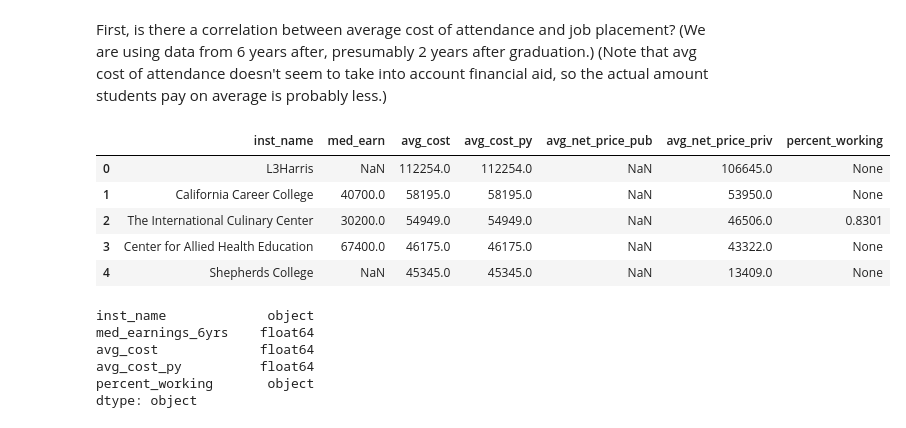
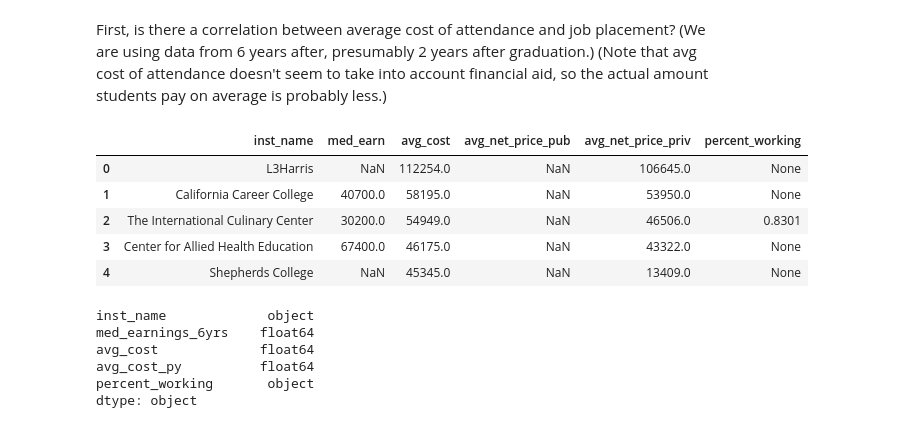
Before and after one commit to AndrewYu743/College-Programs, a Jupyter notebook: College_data_visualization.ipynb, the cells around one changed output. Cells and saved outputs as stored; diff of their text form; code cells hidden in the pictures.

```diff
--- a/College_data_visualization.ipynb
+++ b/College_data_visualization.ipynb
@@ -52,7 +79,7 @@ if not os.path.exists(img_directory):
 mydb = mysql.connector.connect(
     host='localhost',
     user='root',
-    passwd='pR0Gr@m4j3sU5',
+    passwd='your pw here',
     auth_plugin='mysql_native_password',
     database='College')
 # %% [markdown]
@@ -168,28 +201,25 @@ First, is there a correlation between average cost of attendance and job placeme
 (We are using data from 6 years after, presumably 2 years after graduation.)
 (Note that avg cost of attendance doesn't seem to take into account financial aid, so the actual amount students pay on average is probably less.)
 # %%
-Query3 = """select inst_name, median_earnings_6_years_after, avg_cost_of_attendance, avg_cost_of_attendance_program_year,
+Query3 = """select inst_name, median_earnings_6_years_after,
+coalesce(avg_cost_of_attendance, avg_cost_of_attendance_program_year) as avg_cost_of_attendance,
 avg_net_price_public, avg_net_price_private,
 number_working_6_years_after/(number_working_6_years_after + number_not_working_6_years_after)
 as percent_working from earnings as e join costs as c on
 e.unit_id = c.unit_id join universities as u on e.unit_id = u.unit_id order by avg_cost_of_attendance_program_year desc"""
 mycursor.execute(Query3)
-df = pd.DataFrame(mycursor, columns=["inst_name", "med_earn", "avg_cost", "avg_cost_py",
+df = pd.DataFrame(mycursor, columns=["inst_name", "med_earn", "avg_cost",
                                      "avg_net_price_pub", "avg_net_price_priv", "percent_working"])
 
-# move program year schools' avg costs to the normal avg cost column so we can plot them as well
-for index in df.index:
-    if math.isnan(df.loc[index, 'avg_cost']):
-        df.loc[index, 'avg_cost'] = df.loc[index, 'avg_cost_py']
 df.head()
 # we'll drop L3Harris for the rest of this since it doesn't give us much plottable info
 # %% [output]
-|  | inst_name | med_earn | avg_cost | avg_cost_py | avg_net_price_pub | avg_net_price_priv | percent_working |
-| 0 | L3Harris | NaN | 112254.0 | 112254.0 | NaN | 106645.0 | None |
-| 1 | California Career College | 40700.0 | 58195.0 | 58195.0 | NaN | 53950.0 | None |
-| 2 | The International Culinary Center | 30200.0 | 54949.0 | 54949.0 | NaN | 46506.0 | 0.8301 |
-| 3 | Center for Allied Health Education | 67400.0 | 46175.0 | 46175.0 | NaN | 43322.0 | None |
-| 4 | Shepherds College | NaN | 45345.0 | 45345.0 | NaN | 13409.0 | None |
+|  | inst_name | med_earn | avg_cost | avg_net_price_pub | avg_net_price_priv | percent_working |
+| 0 | L3Harris | NaN | 112254.0 | NaN | 106645.0 | None |
+| 1 | California Career College | 40700.0 | 58195.0 | NaN | 53950.0 | None |
+| 2 | The International Culinary Center | 30200.0 | 54949.0 | NaN | 46506.0 | 0.8301 |
+| 3 | Center for Allied Health Education | 67400.0 | 46175.0 | NaN | 43322.0 | None |
+| 4 | Shepherds College | NaN | 45345.0 | NaN | 13409.0 | None |
 # %%
 df.dtypes
 # %% [output]
```
Also changed, not shown: parts of 82 cells of this notebook.
